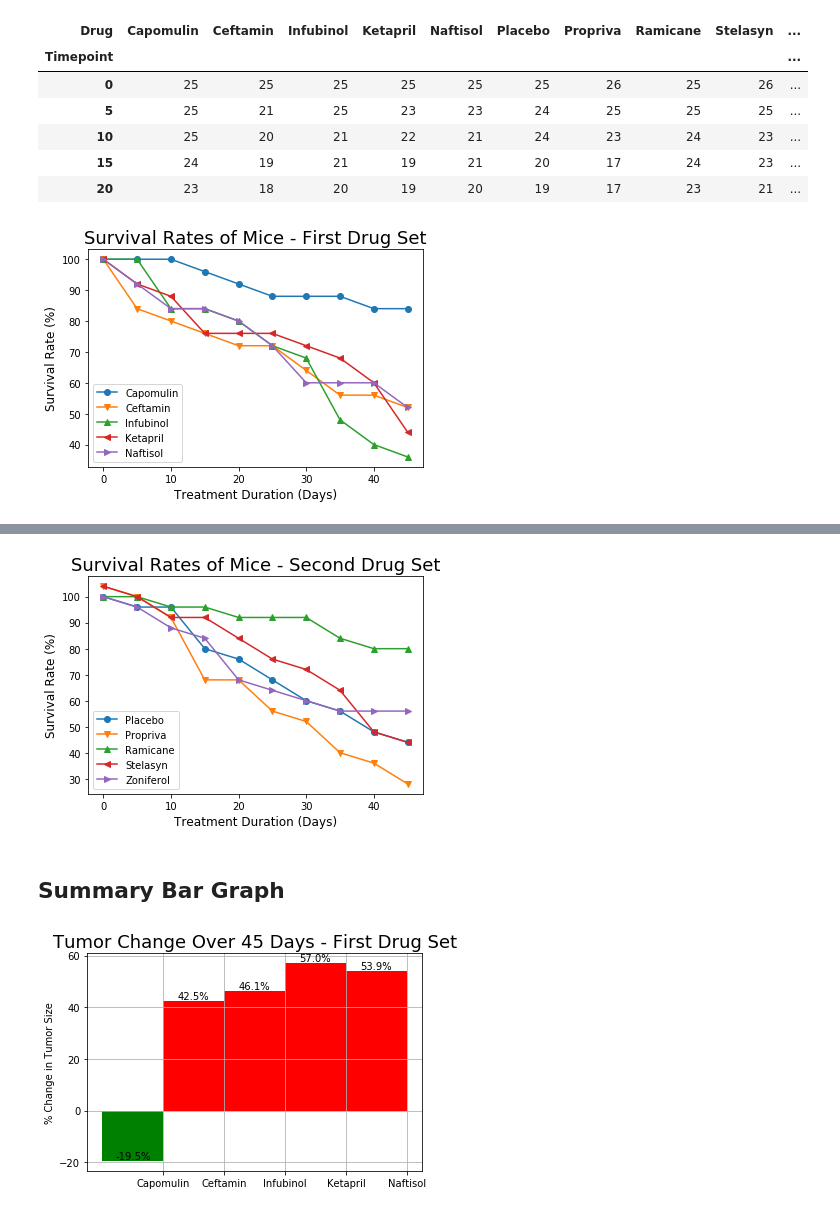
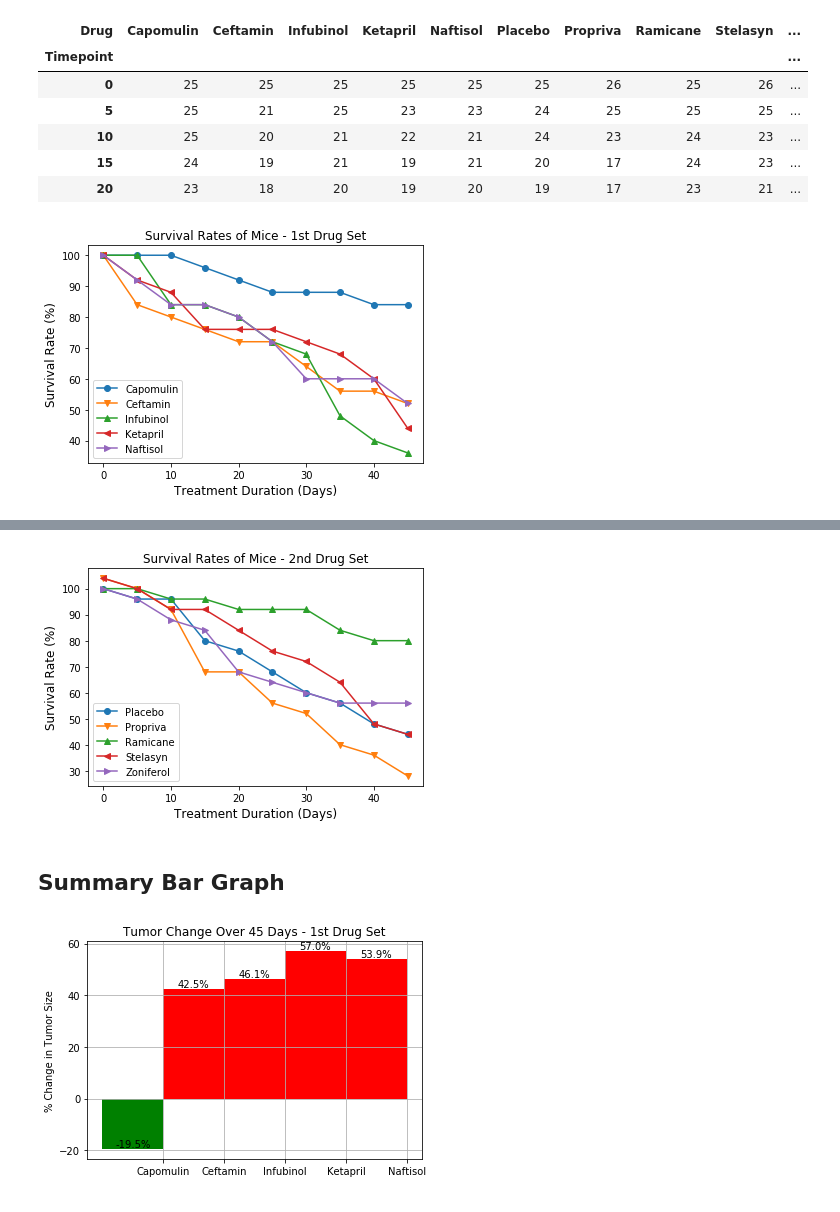
Before and after one commit to dtewhite/Charting-Pharmaceutical-Efficacy, a Jupyter notebook: Pymaceuticals/pymaceuticals_starter.ipynb, the cells around one changed output, grey strips where cells are left out. Cells and saved outputs as stored; diff of their text form; code cells hidden in the pictures.

```diff
--- a/Pymaceuticals/pymaceuticals_starter.ipynb
+++ b/Pymaceuticals/pymaceuticals_starter.ipynb
@@ -306,7 +306,7 @@ Ketapril = plt.plot(x_axis,mouse_count_by_time["Ketapril"],label="Ketapril",mark
 Naftisol = plt.plot(x_axis,mouse_count_by_time["Naftisol"],label="Naftisol",marker='>')
 
 plt.legend()
-plt.title("Survival Rates of Mice - First Drug Set", fontsize=18)
+plt.title("Survival Rates of Mice - 1st Drug Set")
 plt.ylabel("Survival Rate (%)", fontsize=12)
 plt.xlabel("Treatment Duration (Days)", fontsize=12)
 
@@ -316,7 +316,7 @@ plt.savefig("Images/Survival_Rate_1st_Drug_Set")
 # Show the Figure
 plt.show()
 # %% [output]
-[figure, old version]
+[figure, new version]
 # %% [markdown]
 ![Metastatic Spread During Treatment](../Images/survival.png)
 # %%
@@ -332,7 +332,7 @@ Stelasyn = plt.plot(x_axis,mouse_count_by_time["Stelasyn"],label="Stelasyn",mark
 Zoniferol = plt.plot(x_axis,mouse_count_by_time["Zoniferol"],label="Zoniferol",marker='>')
 
 plt.legend()
-plt.title("Survival Rates of Mice - Second Drug Set", fontsize=18)
+plt.title("Survival Rates of Mice - 2nd Drug Set")
 plt.ylabel("Survival Rate (%)", fontsize=12)
 plt.xlabel("Treatment Duration (Days)", fontsize=12)
 
@@ -341,7 +341,7 @@ plt.savefig("Images/Survival_Rate_2nd_Drug_Set")
 
 plt.show()
 # %% [output]
-[figure, old version]
+[figure, new version]
 # %% [markdown]
 ## Summary Bar Graph
 # %%
@@ -372,35 +372,35 @@ ax = fig.add_subplot()
 
 ax.bar(first_set["Drug"],first_set["Percent Change"], color = first_set["Pass Color"],width = -1, align="edge")
 plt.grid()
 plt.yticks(np.arange(-20,61,20))
-plt.title("Tumor Change Over 45 Days - First Drug Set", fontsize=18)
+plt.title("Tumor Change Over 45 Days - 1st Drug Set")
 plt.ylabel("% Change in Tumor Size")
 
 # Use functions to label the percentages of changes
 # Call functions to implement the function calls
 
 for rect in ax.patches:
     y_value = rect.get_height()
     x_value = rect.get_x() + rect.get_width() / 2
 
     label = "{:.1f}%".format(y_value)
 
         # Create annotation
     ax.annotate(
             label,
             (x_value, y_value),
             xytext=(0, 0),
             textcoords="offset points",
             ha='center',
             va='bottom')
 
 # Save the Figure
 plt.savefig("Images/Summary_1st_Drug_Set")
 
 # Show the Figure
 plt.show()
 # %% [output]
-[figure, old version]
+[figure, new version]
 # %%
 fig = plt.figure()
 ax = fig.add_subplot()
```
Also changed, not shown: parts of 5 cells of this notebook, 8 other files.
